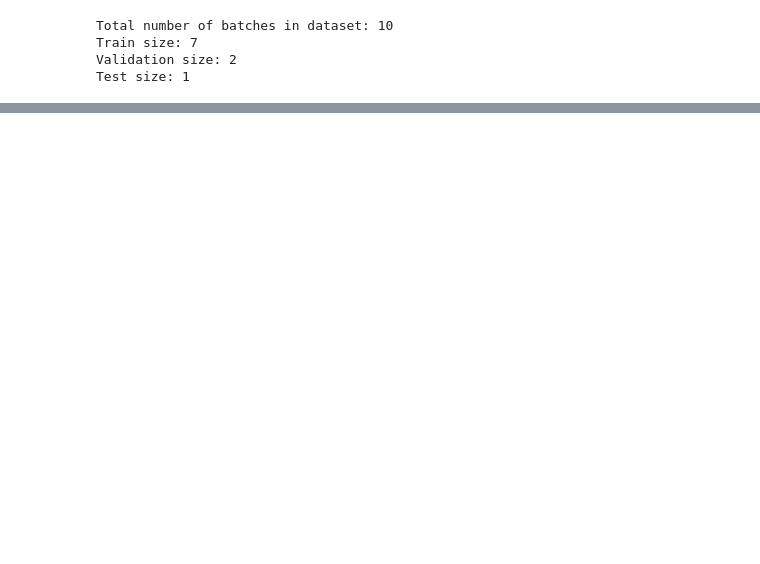
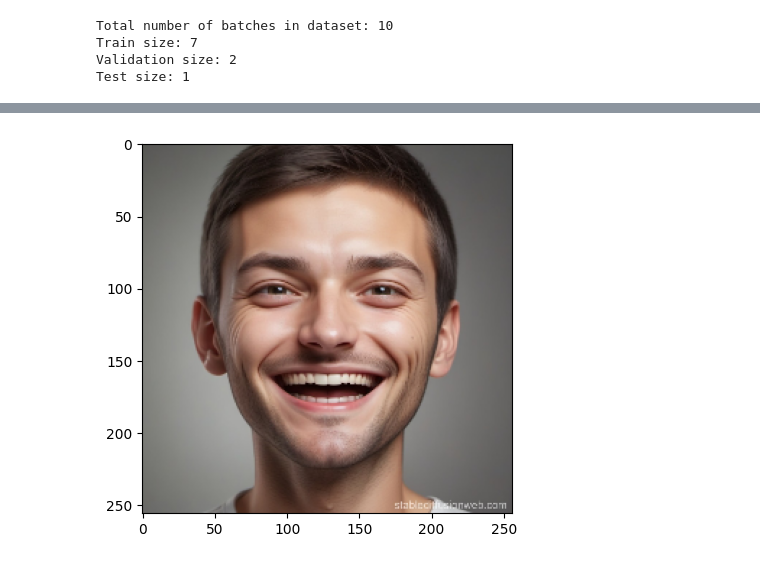
Before and after one commit to LekaLakshmi/AI-ML-Portfolio, a Jupyter notebook: Happy vs. Sad Face Classification Using CNN/Happy vs. Sad Face Classification Using CNN.ipynb, the cells around one changed output, grey strips where cells are left out. Saved outputs shown, nothing was run; the diff lists cells and outputs as text; code cells hidden in the pictures; blank space fills up the shorter version.

```diff
--- a/Happy vs. Sad Face Classification Using CNN/Happy vs. Sad Face Classification Using CNN.ipynb
+++ b/Happy vs. Sad Face Classification Using CNN/Happy vs. Sad Face Classification Using CNN.ipynb
@@ -91,0 +206,7 @@ Test size: 1
+# %%
+# resize the image and convert into numpy
+resize=tf.image.resize(img_RGB,(256,256))
+plt.imshow(resize.numpy().astype(int))
+plt.show()
+# %% [output]
+[figure, added]
```
Also changed, not shown: parts of 14 cells of this notebook.
